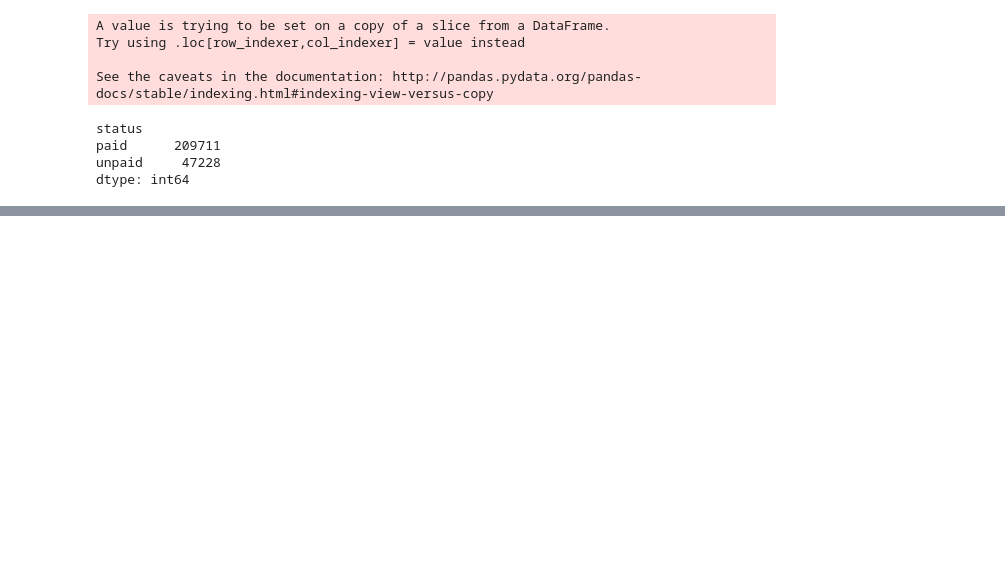
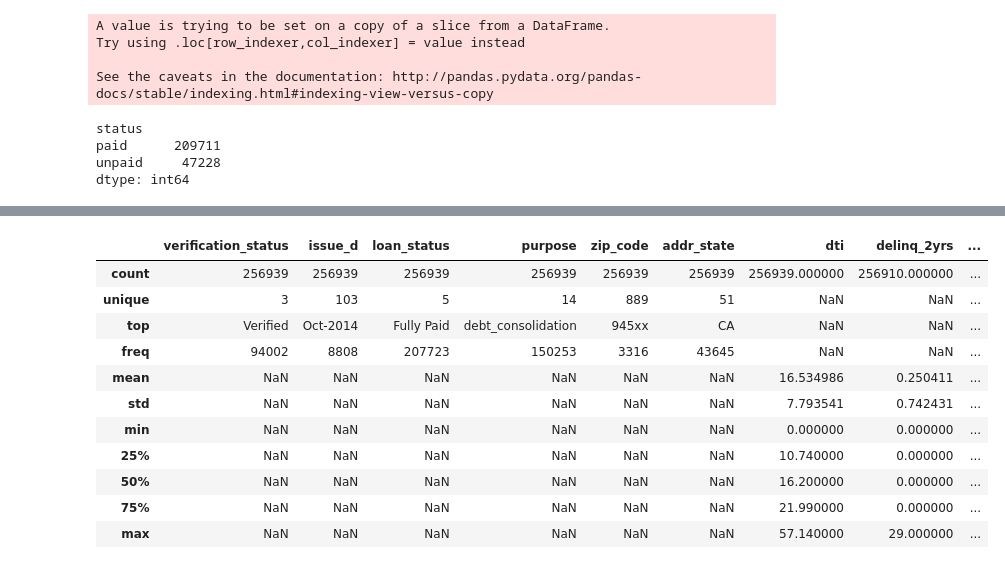
Before and after one commit to jinxinma/Loan_Default_Prediction_LendingClub, a Jupyter notebook: Loan Default Prediction EDA.ipynb, the cells around one changed output, grey strips where cells are left out. Drawn from its saved outputs; the diff is of its cells as text; code cells hidden in the pictures; blank space fills up the shorter version.

```diff
--- a/Loan Default Prediction EDA.ipynb
+++ b/Loan Default Prediction EDA.ipynb
@@ -90,0 +147,15 @@ dtype: int64
+# %%
+loan_new.iloc[:, 13:25].describe(include='all')
+# %% [output]
+|  | verification_status | issue_d | loan_status | purpose | zip_code | addr_state | dti | delinq_2yrs | ... |
+| count | 256939 | 256939 | 256939 | 256939 | 256939 | 256939 | 256939.000000 | 256910.000000 | ... |
+| unique | 3 | 103 | 5 | 14 | 889 | 51 | NaN | NaN | ... |
+| top | Verified | Oct-2014 | Fully Paid | debt_consolidation | 945xx | CA | NaN | NaN | ... |
+| freq | 94002 | 8808 | 207723 | 150253 | 3316 | 43645 | NaN | NaN | ... |
+| mean | NaN | NaN | NaN | NaN | NaN | NaN | 16.534986 | 0.250411 | ... |
+| std | NaN | NaN | NaN | NaN | NaN | NaN | 7.793541 | 0.742431 | ... |
+| min | NaN | NaN | NaN | NaN | NaN | NaN | 0.000000 | 0.000000 | ... |
+| 25% | NaN | NaN | NaN | NaN | NaN | NaN | 10.740000 | 0.000000 | ... |
+| 50% | NaN | NaN | NaN | NaN | NaN | NaN | 16.200000 | 0.000000 | ... |
+| 75% | NaN | NaN | NaN | NaN | NaN | NaN | 21.990000 | 0.000000 | ... |
+| max | NaN | NaN | NaN | NaN | NaN | NaN | 57.140000 | 29.000000 | ... |
```
Also changed, not shown: parts of 23 cells of this notebook.
